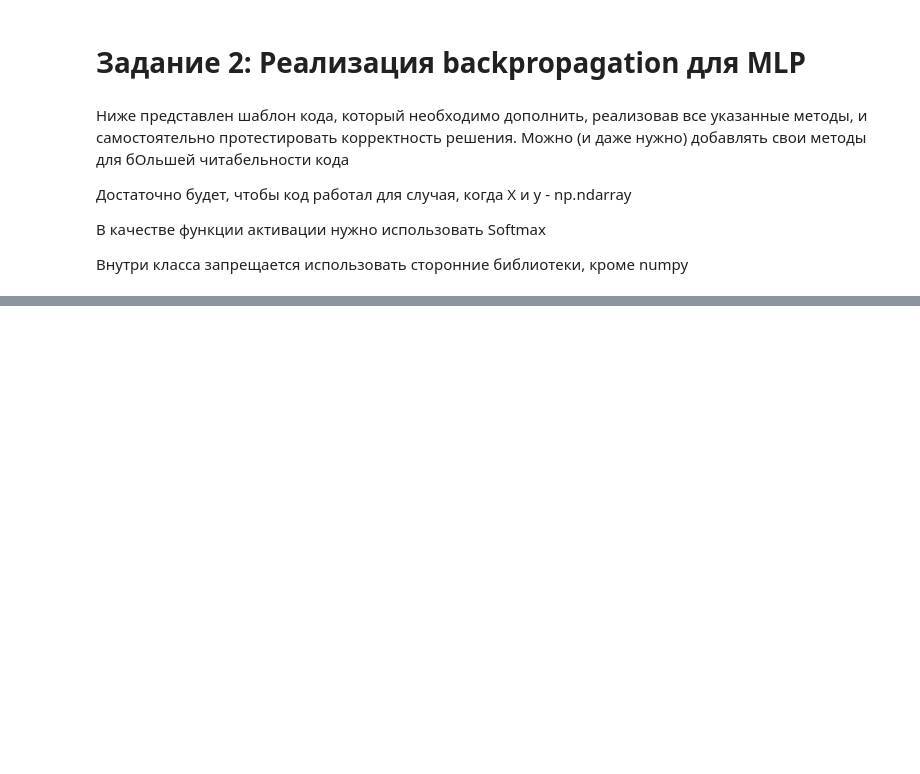
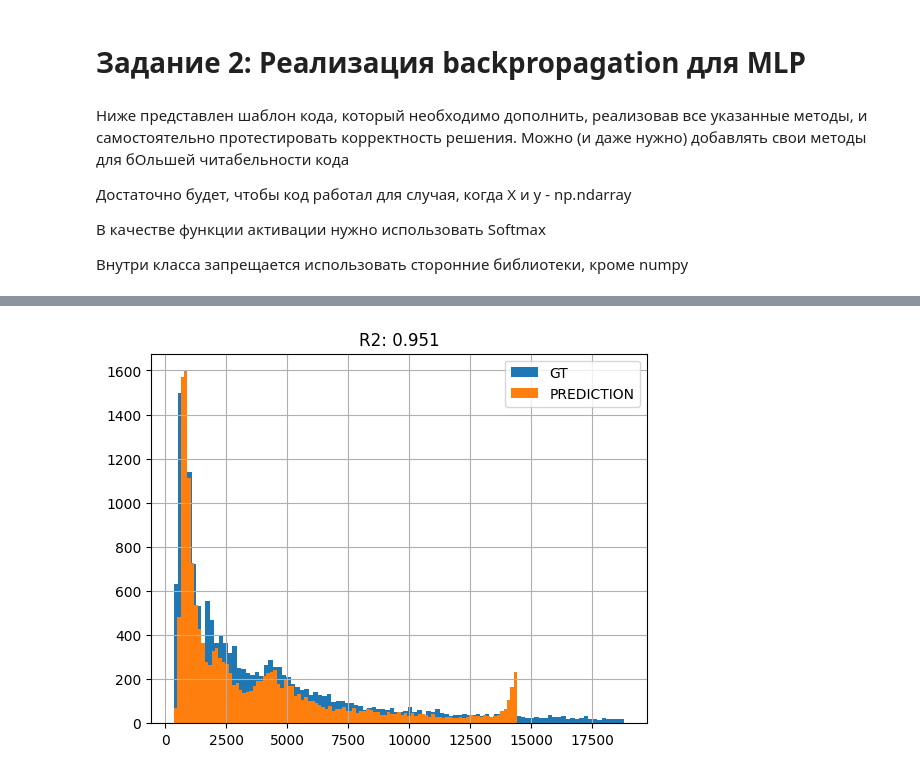
Before and after one commit to IVitaliyI/dl-course-VK, a Jupyter notebook: lecture1/HW1/NN_HW1_2025.ipynb, the cells around one changed output, grey strips where cells are left out. Cells and saved outputs as stored; diff of their text form; code cells hidden in the pictures; blank space fills up the shorter version.

```diff
--- a/lecture1/HW1/NN_HW1_2025.ipynb
+++ b/lecture1/HW1/NN_HW1_2025.ipynb
@@ -304,0 +446,4 @@ class MLPRegressor:
+# %%
+regress = MLPRegressor()
+# %%
+regress.fit(X_train, y_train)
@@ -304,0 +468,12 @@ class MLPRegressor:
+# %%
+y_pred = regress.predict(X_test)
+
+score = r2_score(y_pred, y_test)
+
+plt.title(f'R2: {str(score)[:5]}')
+plt.hist(y_test.reshape(1, -1)[0], bins=100, label='GT')
+plt.hist(y_pred.reshape(1, -1)[0], bins=100, label='PREDICTION')
+plt.legend()
+plt.grid();
+# %% [output]
+[figure, added]
```
Also changed, not shown: parts of 4 cells of this notebook.
